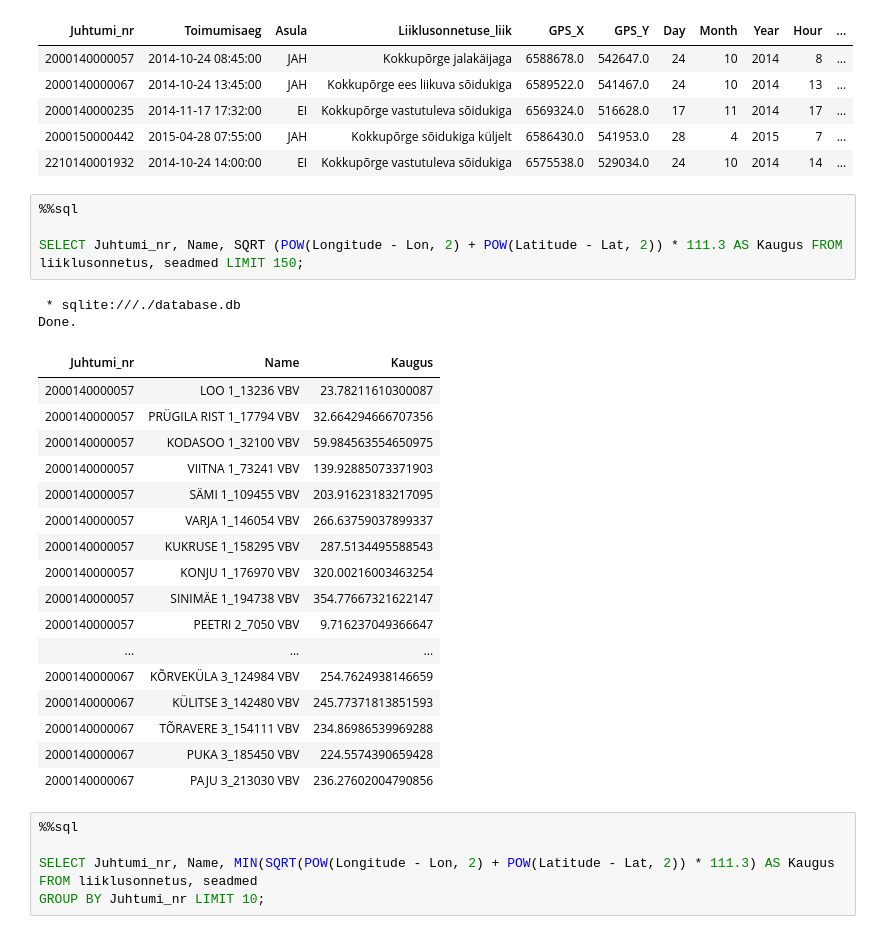
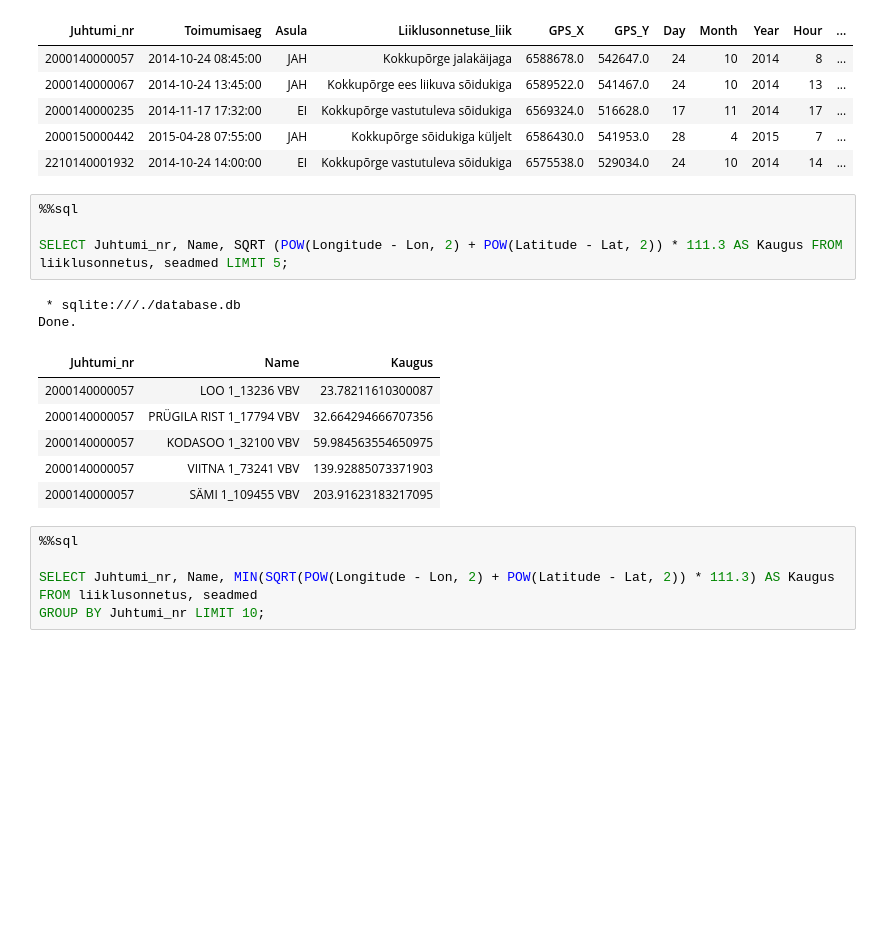
Before and after one commit to andreoja/andmetehnika_projekt, a Jupyter notebook: closest_traffic_feature.ipynb, the cells around one changed output. Drawn from its saved outputs; the diff is of its cells as text; blank space fills up the shorter version.

```diff
--- a/closest_traffic_feature.ipynb
+++ b/closest_traffic_feature.ipynb
@@ -70,27 +70,16 @@ Done.
 # %%
 %%sql
 
-SELECT Juhtumi_nr, Name, SQRT (POW(Longitude - Lon, 2) + POW(Latitude - Lat, 2)) * 111.3 AS Kaugus FROM liiklusonnetus, seadmed LIMIT 150;
+SELECT Juhtumi_nr, Name, SQRT (POW(Longitude - Lon, 2) + POW(Latitude - Lat, 2)) * 111.3 AS Kaugus FROM liiklusonnetus, seadmed LIMIT 5;
 # %% [output]
  * sqlite:///./database.db
 Done.
 | Juhtumi_nr | Name | Kaugus |
 | 2000140000057 | LOO 1_13236 VBV | 23.78211610300087 |
 | 2000140000057 | PRÜGILA RIST 1_17794 VBV | 32.664294666707356 |
 | 2000140000057 | KODASOO 1_32100 VBV | 59.984563554650975 |
 | 2000140000057 | VIITNA 1_73241 VBV | 139.92885073371903 |
 | 2000140000057 | SÄMI 1_109455 VBV | 203.91623183217095 |
-| 2000140000057 | VARJA 1_146054 VBV | 266.63759037899337 |
-| 2000140000057 | KUKRUSE 1_158295 VBV | 287.5134495588543 |
-| 2000140000057 | KONJU 1_176970 VBV | 320.00216003463254 |
-| 2000140000057 | SINIMÄE 1_194738 VBV | 354.77667321622147 |
-| 2000140000057 | PEETRI 2_7050 VBV | 9.716237049366647 |
-| ... | ... | ... |
-| 2000140000067 | KÕRVEKÜLA 3_124984 VBV | 254.7624938146659 |
-| 2000140000067 | KÜLITSE 3_142480 VBV | 245.77371813851593 |
-| 2000140000067 | TÕRAVERE 3_154111 VBV | 234.86986539969288 |
-| 2000140000067 | PUKA 3_185450 VBV | 224.5574390659428 |
-| 2000140000067 | PAJU 3_213030 VBV | 236.27602004790856 |
 # %%
 %%sql
 
```
